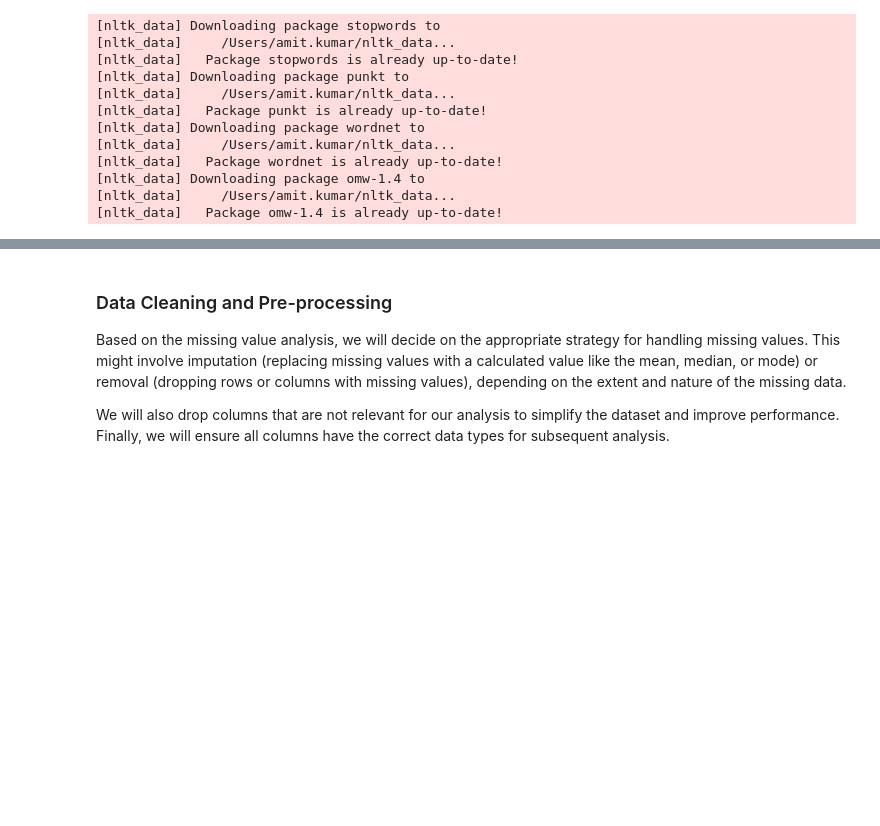
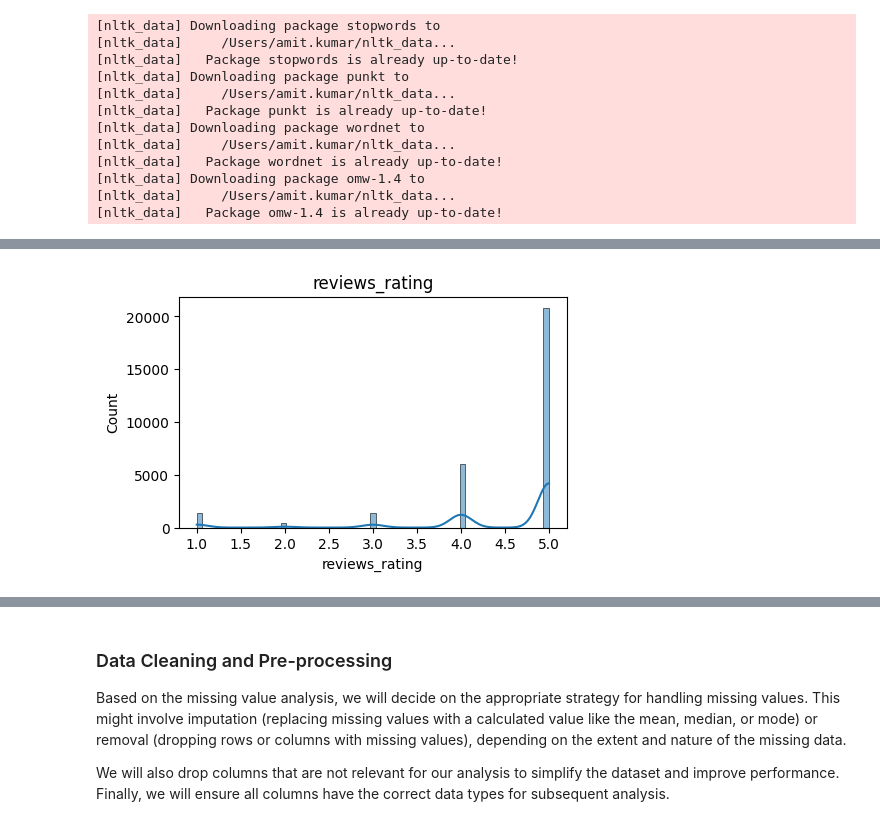
Before and after one commit to amitkmrjha/sentiment-based-recommendation-system, a Jupyter notebook: sentiment-based-recommendation-system.ipynb, the cells around one changed output, grey strips where cells are left out. Saved outputs shown, nothing was run; the diff lists cells and outputs as text; code cells hidden in the pictures; blank space fills up the shorter version.

```diff
--- a/sentiment-based-recommendation-system.ipynb
+++ b/sentiment-based-recommendation-system.ipynb
@@ -108,0 +131,3 @@ dtype: int64
+# %%
+# Read the CSV file into a pandas DataFrame
+df = pd.read_csv('data/sample30.csv')
@@ -108,0 +318,4 @@ dtype: int64
+# %%
+plot_numerical_distribution(df)
+# %% [output]
+[figure, added]
```
Also changed, not shown: parts of 17 cells of this notebook, 4 other files.
